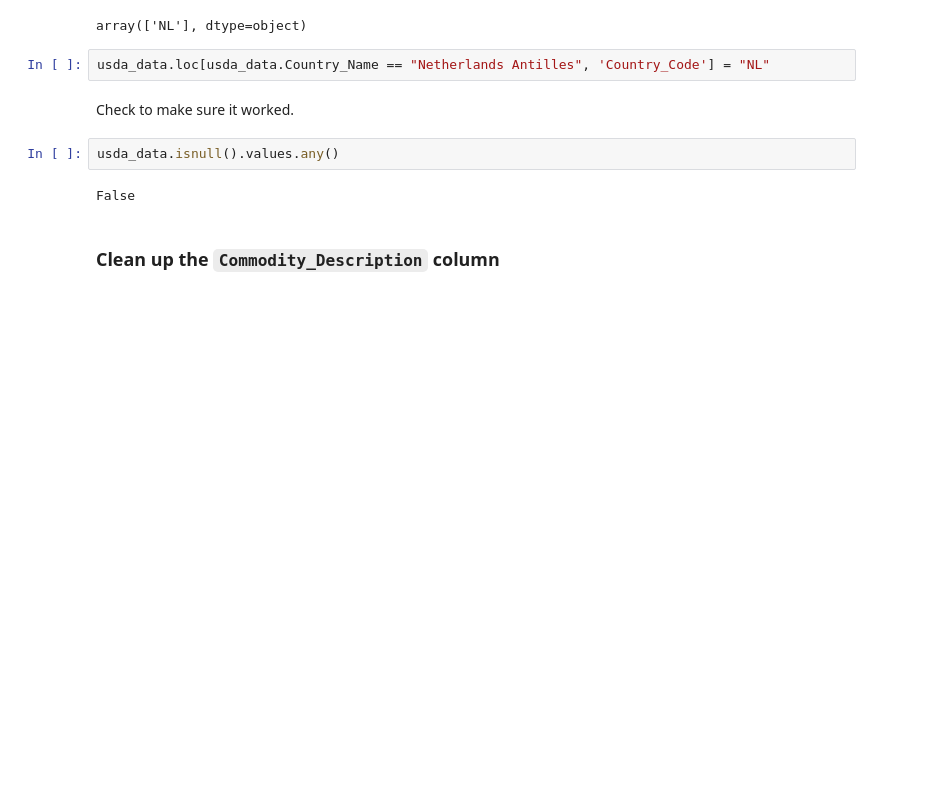
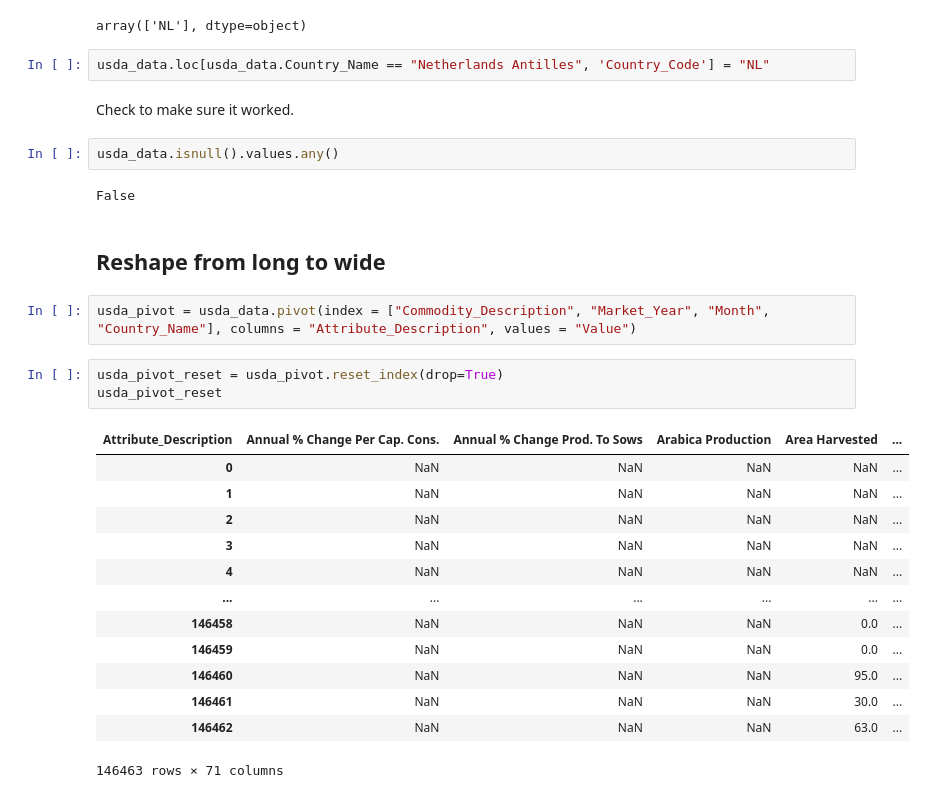
Before and after one commit to stevegbrooks/commodify, a Jupyter notebook: usda_preprocessing.ipynb, the cells around one changed output. Saved outputs shown, nothing was run; the diff lists cells and outputs as text; blank space fills up the shorter version.

Commit message:
added ddl and edited preprocessing for usda data

```diff
--- a/usda_preprocessing.ipynb
+++ b/usda_preprocessing.ipynb
@@ -67,5 +68,24 @@ Check to make sure it worked.
 usda_data.isnull().values.any()
 # %% [output]
 False
-# %% [markdown]
-### Clean up the `Commodity_Description` column
+# %% [markdown]
+## Reshape from long to wide
+# %%
+usda_pivot = usda_data.pivot(index = ["Commodity_Description", "Market_Year", "Month", "Country_Name"], columns = "Attribute_Description", values = "Value")
+# %%
+usda_pivot_reset = usda_pivot.reset_index(drop=True)
+usda_pivot_reset
+# %% [output]
+| Attribute_Description | Annual % Change Per Cap. Cons. | Annual % Change Prod. To Sows | Arabica Production | Area Harvested | ... |
+| 0 | NaN | NaN | NaN | NaN | ... |
+| 1 | NaN | NaN | NaN | NaN | ... |
+| 2 | NaN | NaN | NaN | NaN | ... |
+| 3 | NaN | NaN | NaN | NaN | ... |
+| 4 | NaN | NaN | NaN | NaN | ... |
+| ... | ... | ... | ... | ... | ... |
+| 146458 | NaN | NaN | NaN | 0.0 | ... |
+| 146459 | NaN | NaN | NaN | 0.0 | ... |
+| 146460 | NaN | NaN | NaN | 95.0 | ... |
+| 146461 | NaN | NaN | NaN | 30.0 | ... |
+| 146462 | NaN | NaN | NaN | 63.0 | ... |
+146463 rows × 71 columns
```
Also changed, not shown: parts of 2 cells of this notebook, 2 other files.
